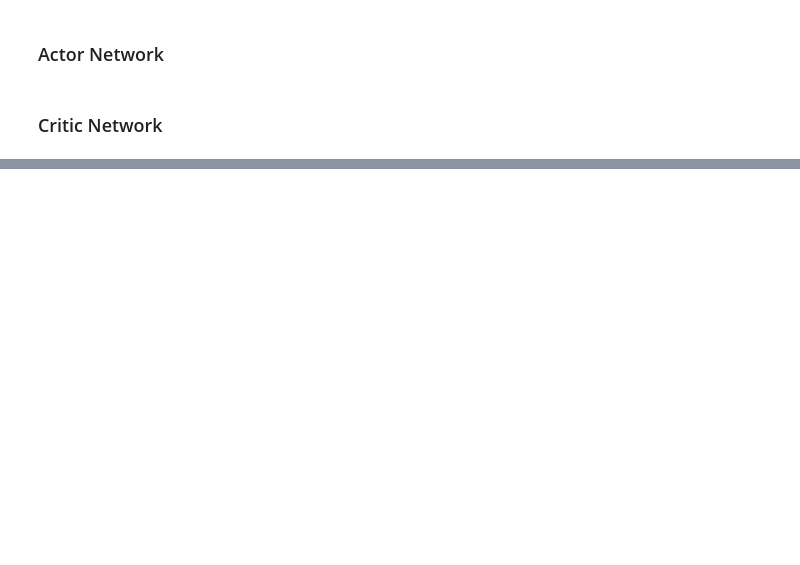
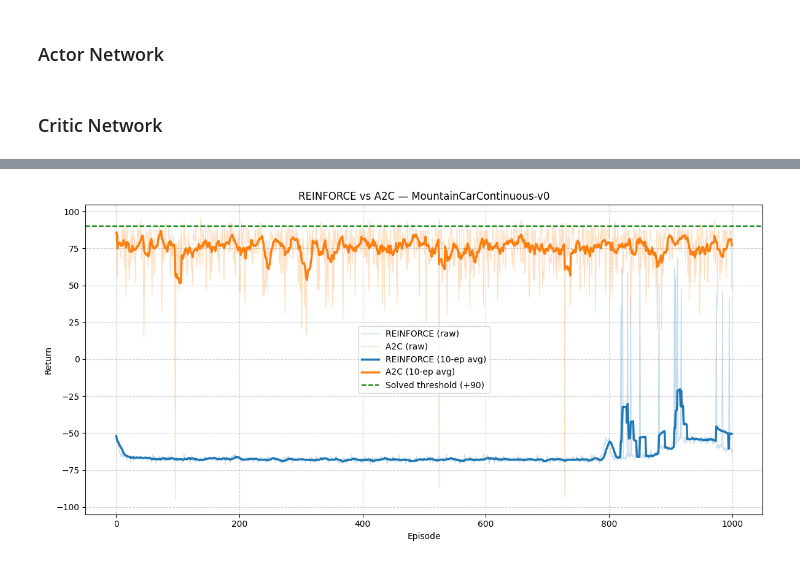
Before and after one commit to Kwakye-Emmanuel/DRL_TeamProject, a Jupyter notebook: DRL_Project_Team4.ipynb, the cells around one changed output, grey strips where cells are left out. Saved outputs shown, nothing was run; the diff lists cells and outputs as text; code cells hidden in the pictures; blank space fills up the shorter version.

```diff
--- a/DRL_Project_Team4.ipynb
+++ b/DRL_Project_Team4.ipynb
@@ -413,0 +543,33 @@ Episode 500 | Avg Reward (last 50): 72.23
+# %%
+def moving_average(rewards, window_size=10):
+    return np.array([np.mean(rewards[max(0, i - window_size + 1): i + 1])
+                     for i in range(len(rewards))])
+
+def plot_comparison(reinforce_rewards, a2c_rewards, window_size=10):
+    ep_reinforce = np.arange(len(reinforce_rewards))
+    ep_a2c = np.arange(len(a2c_rewards))
+    reinforce_ma = moving_average(reinforce_rewards, window_size)
+    a2c_ma = moving_average(a2c_rewards, window_size)
+
+    plt.figure(figsize=(12, 6))
+    plt.plot(ep_reinforce, reinforce_rewards, alpha=0.25, color='tab:blue',
+             linewidth=1, label="REINFORCE (raw)")
+    plt.plot(ep_a2c, a2c_rewards, alpha=0.25, color='tab:orange',
+             linewidth=1, label="A2C (raw)")
+    plt.plot(ep_reinforce, reinforce_ma, color='tab:blue',
+             linewidth=2.5, label=f"REINFORCE ({window_size}-ep avg)")
+    plt.plot(ep_a2c, a2c_ma, color='tab:orange',
+             linewidth=2.5, label=f"A2C ({window_size}-ep avg)")
+    plt.axhline(y=90, color='green', linestyle='--',
+                linewidth=1.5, label='Solved threshold (+90)')
+    plt.title("REINFORCE vs A2C — MountainCarContinuous-v0")
+    plt.xlabel("Episode")
+    plt.ylabel("Return")
+    plt.grid(True, linestyle="--", alpha=0.6)
+    plt.legend()
+    plt.tight_layout()
+    plt.show()
+# %%
+plot_comparison(reinforce_rewards, a2c_rewards, window_size=10)
+# %% [output]
+[figure, added]
```
Also changed, not shown: parts of 31 cells of this notebook.
